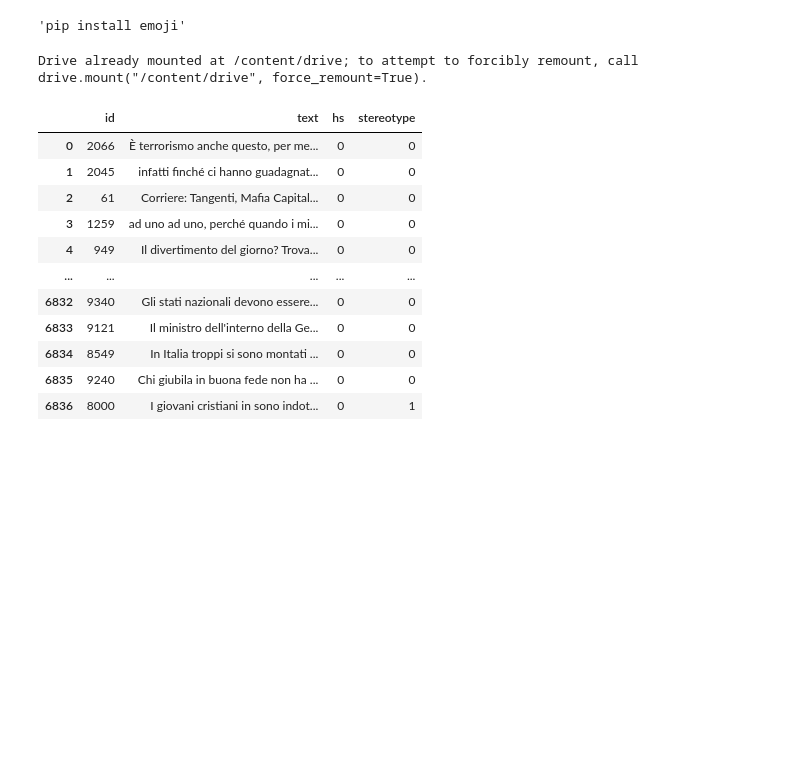
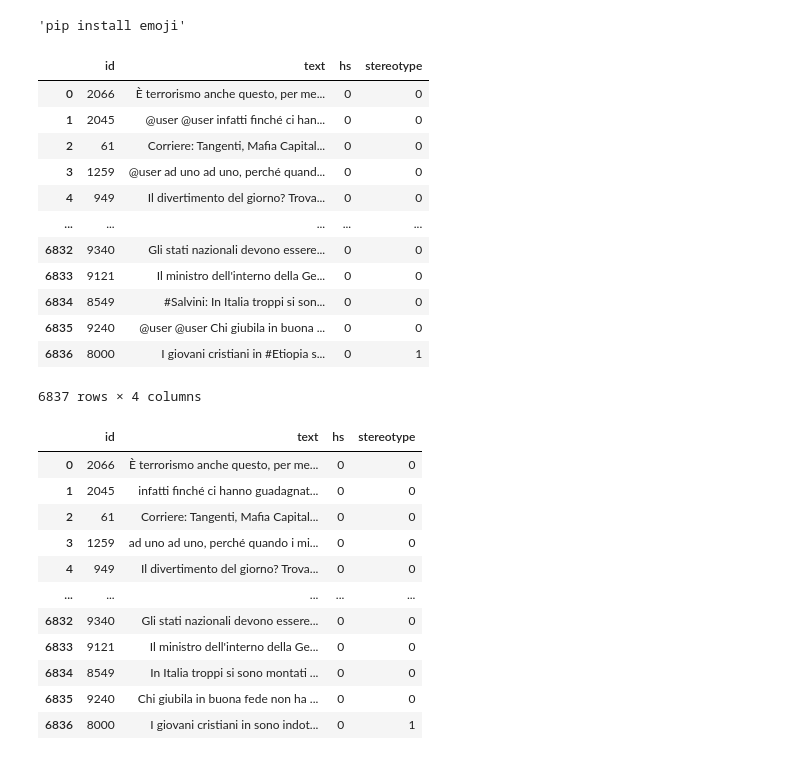
Before and after one commit to g-fabiani4-unipi/txa_project, a Jupyter notebook: src/EMOJI_FINALE_finale.ipynb, the cells around one changed output. Drawn from its saved outputs; the diff is of its cells as text; code cells hidden in the pictures; blank space fills up the shorter version.

```diff
--- a/src/EMOJI_FINALE_finale.ipynb
+++ b/src/EMOJI_FINALE_finale.ipynb
@@ -21,14 +21,26 @@ from sklearn.metrics import silhouette_score
 from sklearn.feature_extraction.text import TfidfVectorizer
 from sklearn.decomposition import LatentDirichletAllocation
 # %%
-from google.colab import drive
-drive.mount('/content/drive')
+# from google.colab import drive
+# drive.mount('/content/drive')
-# %% [output]
-Drive already mounted at /content/drive; to attempt to forcibly remount, call drive.mount("/content/drive", force_remount=True).
 # %%
-file_path = '/content/drive/MyDrive/Text Analytics Project/data/haspeede2_dev/haspeede2_dev_taskAB.tsv'
+file_path = '../data/haspeede2_dev/haspeede2_dev_taskAB.tsv'
 df = pd.read_csv(file_path, sep='\t', on_bad_lines='warn')
 df
+# %% [output]
+|  | id | text | hs | stereotype |
+| 0 | 2066 | È terrorismo anche questo, per me... | 0 | 0 |
+| 1 | 2045 | @user @user infatti finché ci han... | 0 | 0 |
+| 2 | 61 | Corriere: Tangenti, Mafia Capital... | 0 | 0 |
+| 3 | 1259 | @user ad uno ad uno, perché quand... | 0 | 0 |
+| 4 | 949 | Il divertimento del giorno? Trova... | 0 | 0 |
+| ... | ... | ... | ... | ... |
+| 6832 | 9340 | Gli stati nazionali devono essere... | 0 | 0 |
+| 6833 | 9121 | Il ministro dell'interno della Ge... | 0 | 0 |
+| 6834 | 8549 | #Salvini: In Italia troppi si son... | 0 | 0 |
+| 6835 | 9240 | @user @user Chi giubila in buona ... | 0 | 0 |
+| 6836 | 8000 | I giovani cristiani in #Etiopia s... | 0 | 1 |
+6837 rows × 4 columns
 # %%
 # Pulizia del dataset da cose inutili all'analisi delle emoji
 df['text '] = df['text '].str.replace(r'@user', '', regex=True)
```
Also changed, not shown: parts of 6 cells of this notebook, 7 other files.
